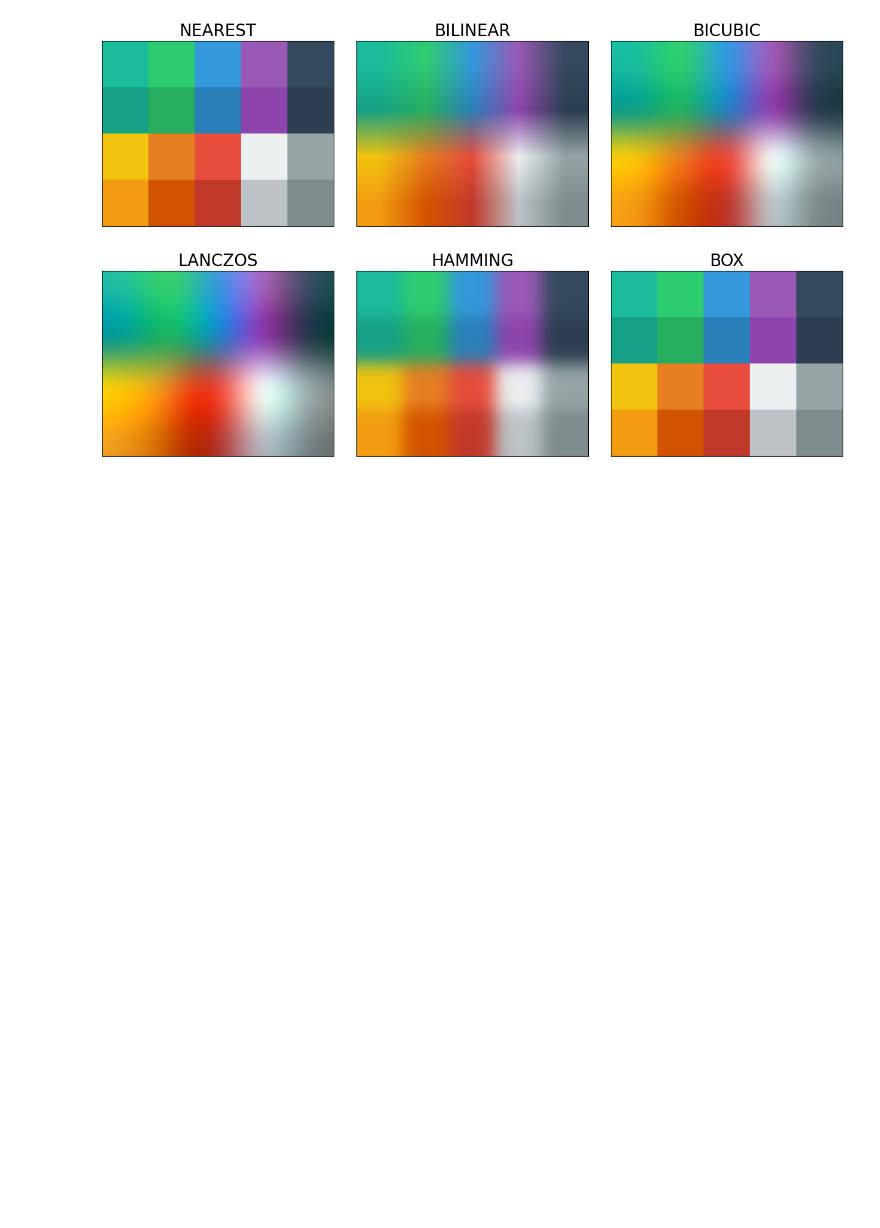
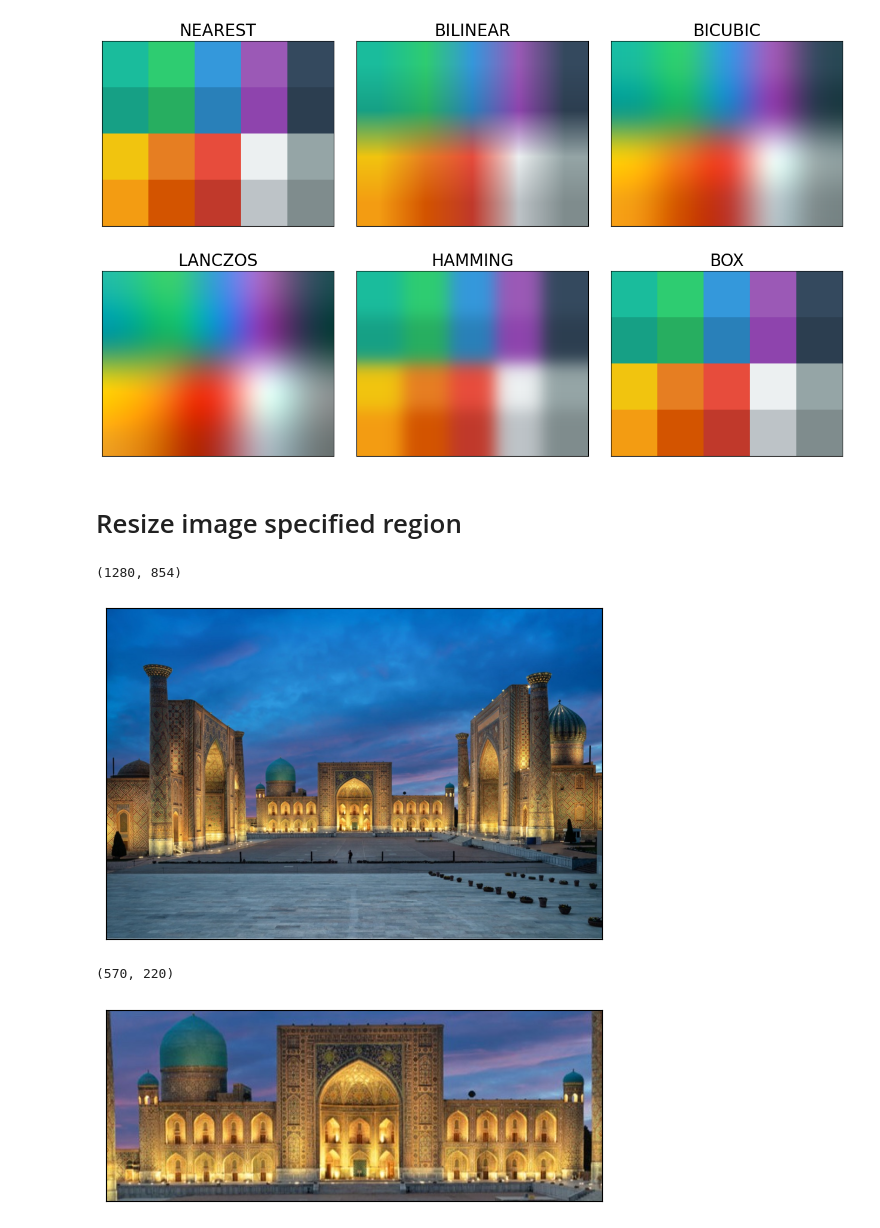
Before and after one commit to Naxalov/intro_pillow, a Jupyter notebook: 03_basic_image_operations.ipynb, the cells around one changed output. Cells and saved outputs as stored; diff of their text form; code cells hidden in the pictures; blank space fills up the shorter version.

```diff
--- a/03_basic_image_operations.ipynb
+++ b/03_basic_image_operations.ipynb
@@ -81,3 +81,31 @@ plt.show()
 fig.savefig('resampling.png', transparent=True)
 # %% [output]
 [figure]
+# %% [markdown]
+# Resize image specified region
+# %%
+# Load image from file
+img = Image.open('registon.jpg')
+# Print image size
+print(img.size)
+# Display image using matplotlib
+plt.imshow(img)
+plt.show()
+
+# Coordinates of the area you want to crop (x1, y1, x2, y2)
+box = (350, 380, 920, 600)
+width, height = box[2] - box[0], box[3] - box[1]
+# Resize image given box coordinates
+img = img.resize((width, height),box=box)
+
+
+# Print image size
+print(img.size)
+# Display image using matplotlib
+plt.imshow(img)
+plt.show()
+# %% [output]
+(1280, 854)
+[figure, added]
+(570, 220)
+[figure, added]
```
